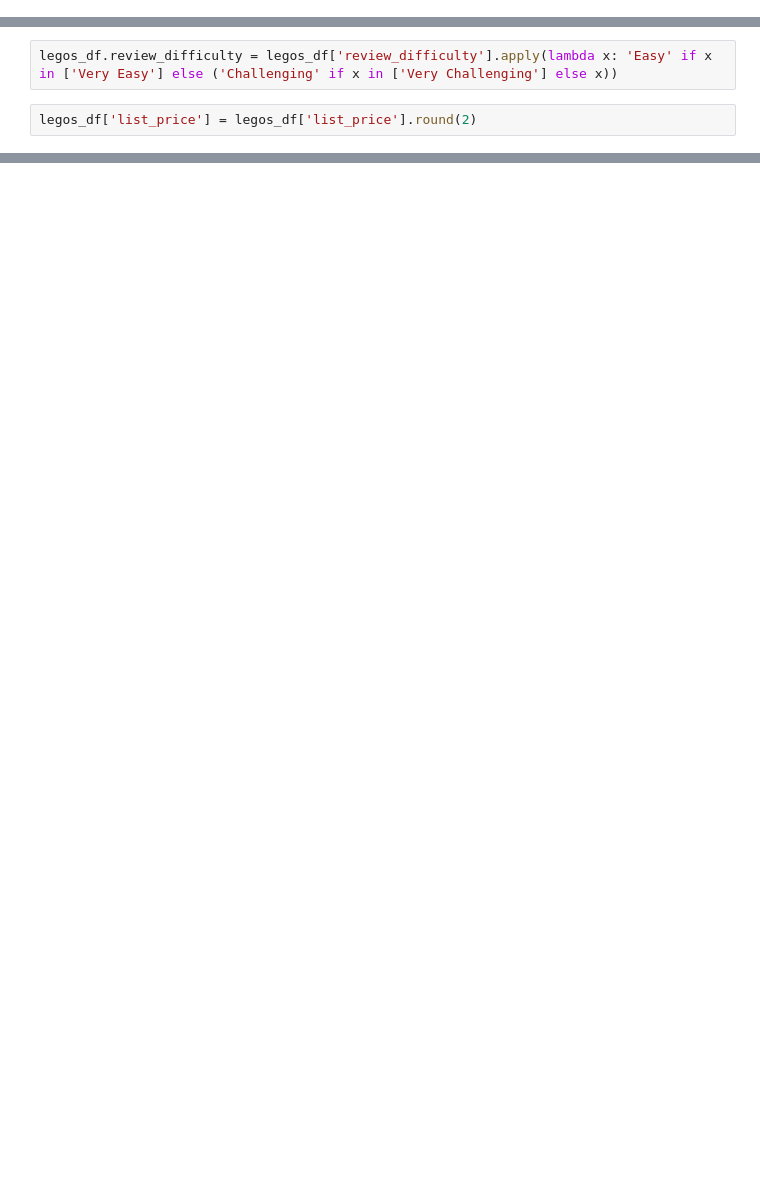
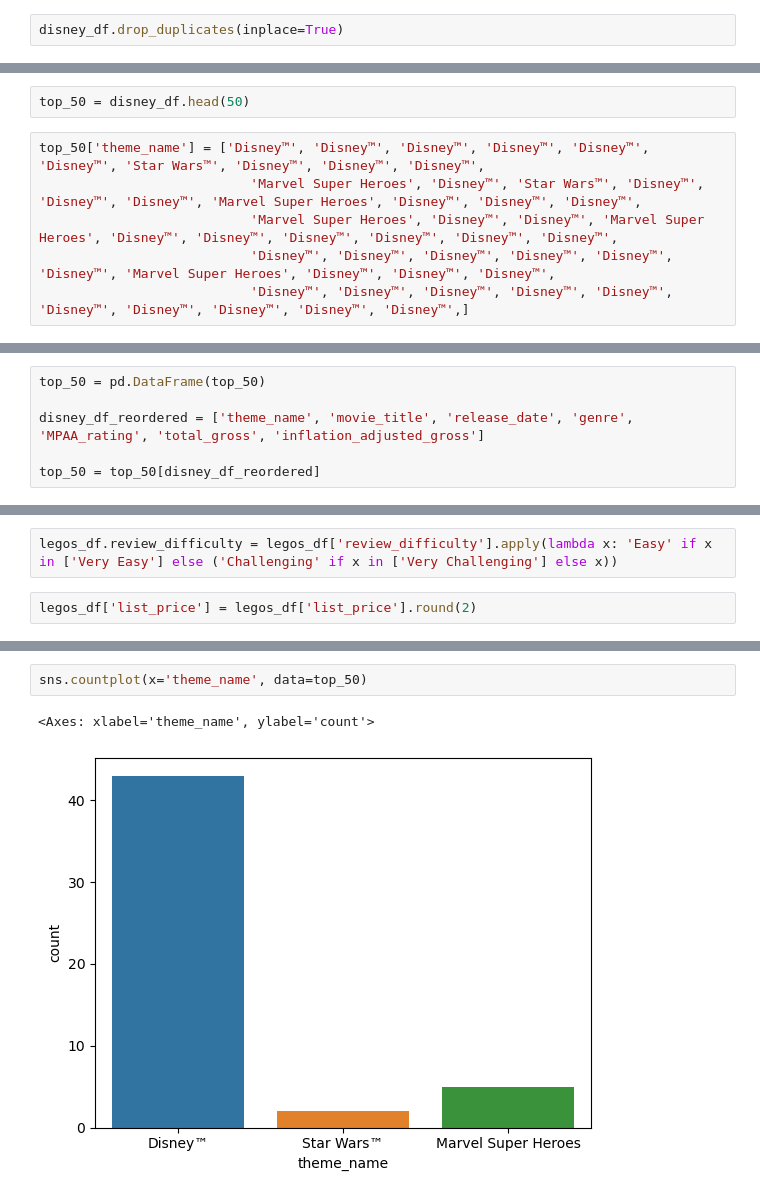
Before and after one commit to princessabrelli/Week_3_project, a Jupyter notebook: Disney-1.ipynb, the cells around one changed output, grey strips where cells are left out. Drawn from its saved outputs; the diff is of its cells as text; blank space fills up the shorter version.

Commit message:
Updated Code
Need to create visualizations to compare data, also come up with questions

```diff
--- a/Disney-1.ipynb
+++ b/Disney-1.ipynb
@@ -24,0 +44,2 @@ disney_df
+# %%
+disney_df.drop_duplicates(inplace=True)
@@ -28,0 +64,8 @@ disney_df.genre = disney_df['genre'].apply(lambda x: 'Comedy' if x in ['Romantic
+# %%
+top_50 = disney_df.head(50)
+# %%
+top_50['theme_name'] = ['Disney™', 'Disney™', 'Disney™', 'Disney™', 'Disney™', 'Disney™', 'Star Wars™', 'Disney™', 'Disney™', 'Disney™',
+                           'Marvel Super Heroes', 'Disney™', 'Star Wars™', 'Disney™', 'Disney™', 'Disney™', 'Marvel Super Heroes', 'Disney™', 'Disney™', 'Disney™',
+                           'Marvel Super Heroes', 'Disney™', 'Disney™', 'Marvel Super Heroes', 'Disney™', 'Disney™', 'Disney™', 'Disney™', 'Disney™', 'Disney™',
+                           'Disney™', 'Disney™', 'Disney™', 'Disney™', 'Disney™', 'Disney™', 'Marvel Super Heroes', 'Disney™', 'Disney™', 'Disney™',
+                           'Disney™', 'Disney™', 'Disney™', 'Disney™', 'Disney™', 'Disney™', 'Disney™', 'Disney™', 'Disney™', 'Disney™',]
@@ -28,0 +78,6 @@ disney_df.genre = disney_df['genre'].apply(lambda x: 'Comedy' if x in ['Romantic
+# %%
+top_50 = pd.DataFrame(top_50)
+
+disney_df_reordered = ['theme_name', 'movie_title', 'release_date', 'genre', 'MPAA_rating', 'total_gross', 'inflation_adjusted_gross']
+
+top_50 = top_50[disney_df_reordered]
@@ -78,0 +160,5 @@ disneylegos_df
+# %%
+sns.countplot(x='theme_name', data=top_50)
+# %% [output]
+<Axes: xlabel='theme_name', ylabel='count'>
+[figure, added]
```
Also changed, not shown: parts of 35 cells of this notebook.
